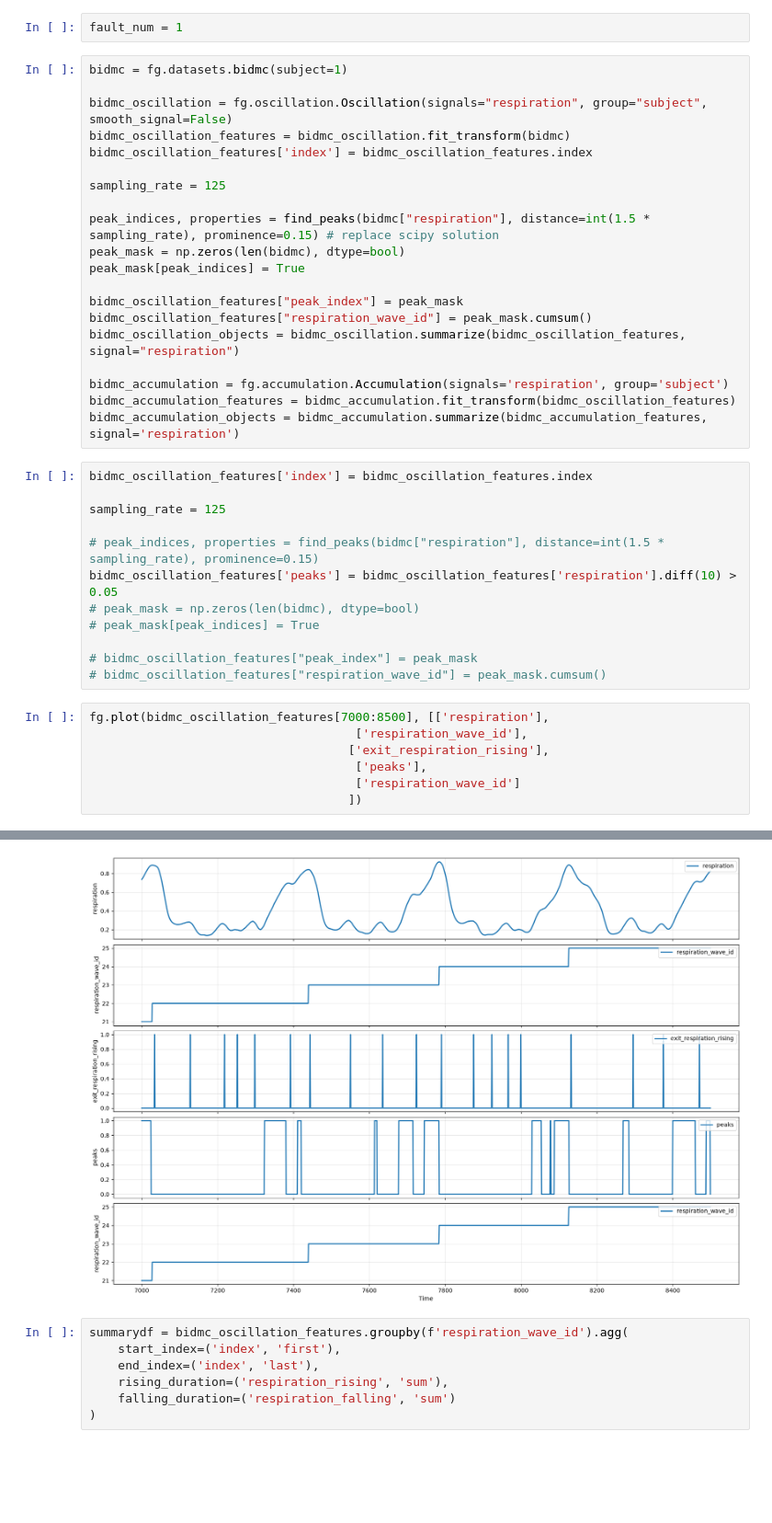
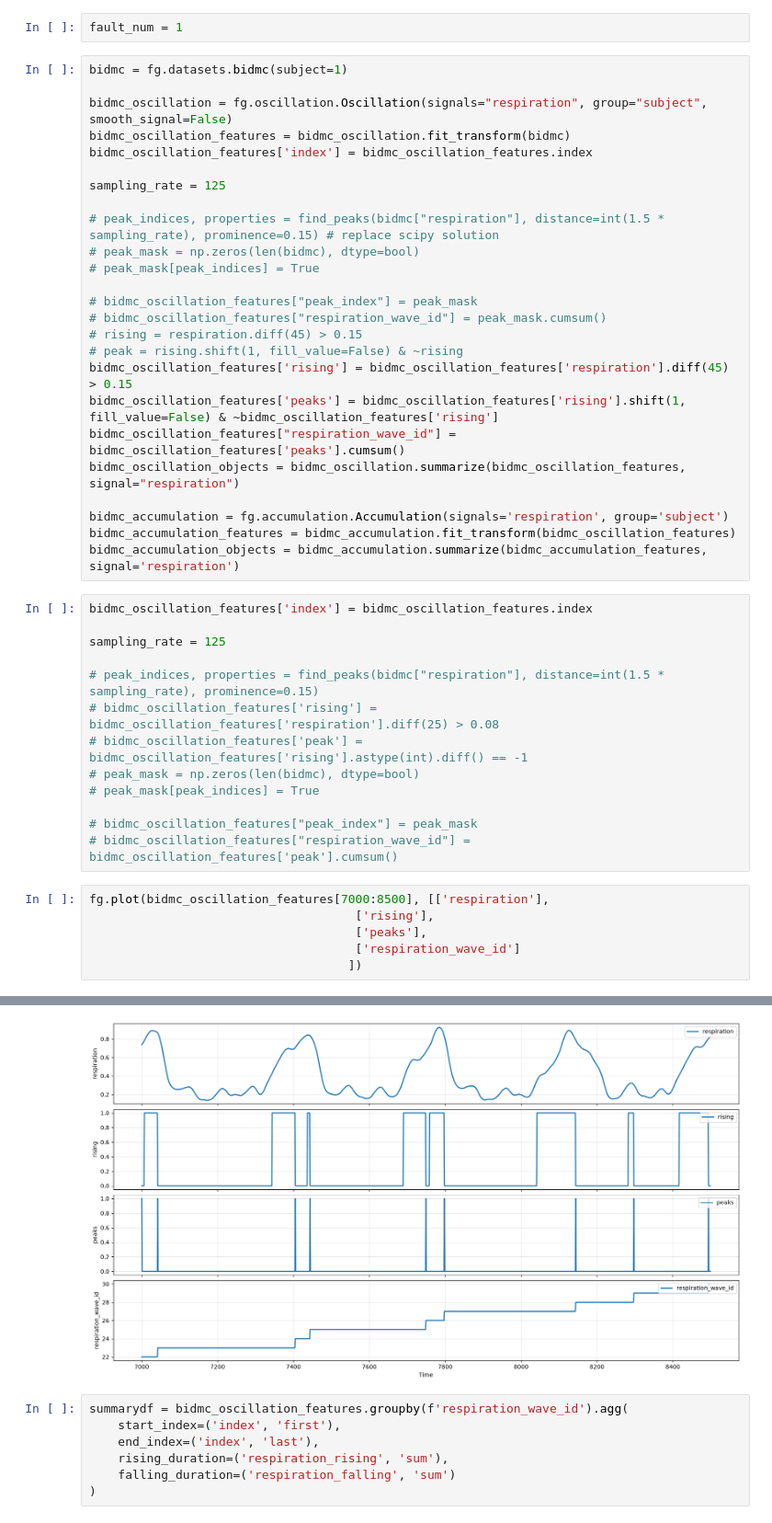
Before and after one commit to featuregraph/featuregraph-research, a Jupyter notebook: notebooks/bidmc_respiration_pipeline.ipynb, the cells around one changed output, grey strips where cells are left out. Shown at 92% size. Cells and saved outputs as stored; diff of their text form; blank space fills up the shorter version.

Commit message:
remove scipy peak detection

```diff
--- a/notebooks/bidmc_respiration_pipeline.ipynb
+++ b/notebooks/bidmc_respiration_pipeline.ipynb
@@ -25,12 +25,17 @@ bidmc_oscillation_features['index'] = bidmc_oscillation_features.index
 
 sampling_rate = 125
 
-peak_indices, properties = find_peaks(bidmc["respiration"], distance=int(1.5 * sampling_rate), prominence=0.15) # replace scipy solution
-peak_mask = np.zeros(len(bidmc), dtype=bool)
-peak_mask[peak_indices] = True
+# peak_indices, properties = find_peaks(bidmc["respiration"], distance=int(1.5 * sampling_rate), prominence=0.15) # replace scipy solution
+# peak_mask = np.zeros(len(bidmc), dtype=bool)
+# peak_mask[peak_indices] = True
 
-bidmc_oscillation_features["peak_index"] = peak_mask
-bidmc_oscillation_features["respiration_wave_id"] = peak_mask.cumsum()
+# bidmc_oscillation_features["peak_index"] = peak_mask
+# bidmc_oscillation_features["respiration_wave_id"] = peak_mask.cumsum()
+# rising = respiration.diff(45) > 0.15
+# peak = rising.shift(1, fill_value=False) & ~rising
+bidmc_oscillation_features['rising'] = bidmc_oscillation_features['respiration'].diff(45) > 0.15
+bidmc_oscillation_features['peaks'] = bidmc_oscillation_features['rising'].shift(1, fill_value=False) & ~bidmc_oscillation_features['rising']
+bidmc_oscillation_features["respiration_wave_id"] = bidmc_oscillation_features['peaks'].cumsum()
 bidmc_oscillation_objects = bidmc_oscillation.summarize(bidmc_oscillation_features, signal="respiration")
 
 bidmc_accumulation = fg.accumulation.Accumulation(signals='respiration', group='subject')
@@ -42,16 +47,16 @@ bidmc_oscillation_features['index'] = bidmc_oscillation_features.index
 sampling_rate = 125
 
 # peak_indices, properties = find_peaks(bidmc["respiration"], distance=int(1.5 * sampling_rate), prominence=0.15)
-bidmc_oscillation_features['peaks'] = bidmc_oscillation_features['respiration'].diff(10) > 0.05
+# bidmc_oscillation_features['rising'] = bidmc_oscillation_features['respiration'].diff(25) > 0.08
+# bidmc_oscillation_features['peak'] = bidmc_oscillation_features['rising'].astype(int).diff() == -1
 # peak_mask = np.zeros(len(bidmc), dtype=bool)
 # peak_mask[peak_indices] = True
 
 # bidmc_oscillation_features["peak_index"] = peak_mask
-# bidmc_oscillation_features["respiration_wave_id"] = peak_mask.cumsum()
+# bidmc_oscillation_features["respiration_wave_id"] = bidmc_oscillation_features['peak'].cumsum()
 # %%
 fg.plot(bidmc_oscillation_features[7000:8500], [['respiration'],
-                                     ['respiration_wave_id'],
-                                    ['exit_respiration_rising'],
+                                     ['rising'],
                                      ['peaks'],
                                      ['respiration_wave_id']
                                     ])
@@ -62,5 +67,5 @@ fg.plot(bidmc_oscillation_features[7000:8500], [['respiration'],
         <Axes: xlabel='Time', ylabel='respiration_wave_id'>], dtype=object))
-[figure, old version]
+[figure, new version]
 # %%
 summarydf = bidmc_oscillation_features.groupby(f'respiration_wave_id').agg(
     start_index=('index', 'first'),
```
Also changed, not shown: parts of 3 cells of this notebook.
